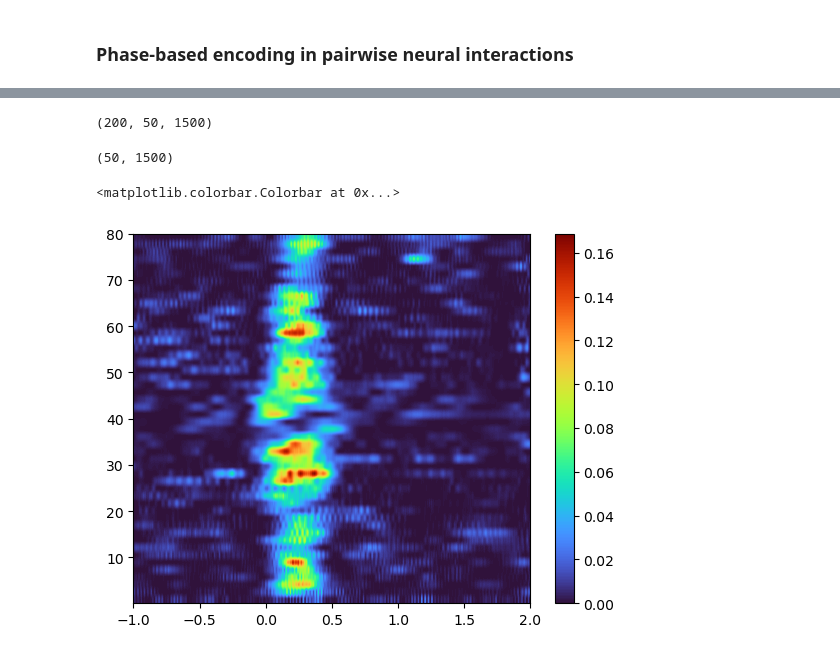
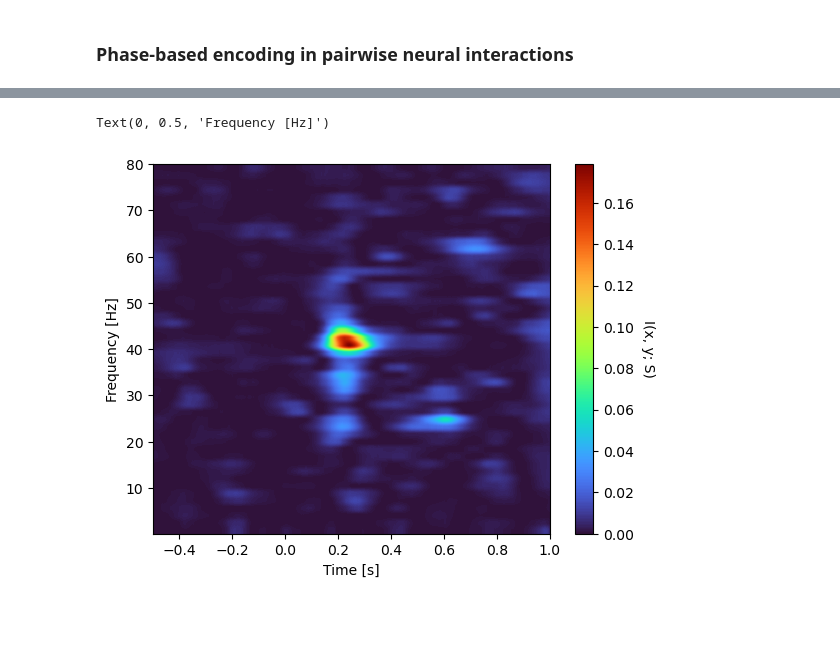
Before and after one commit to ViniciusLima94/phase_amplitude_encoding, a Jupyter notebook: notebooks/Figure1.ipynb, the cells around one changed output, grey strips where cells are left out. Saved outputs shown, nothing was run; the diff lists cells and outputs as text; code cells hidden in the pictures; blank space fills up the shorter version.

```diff
--- a/notebooks/Figure1.ipynb
+++ b/notebooks/Figure1.ipynb
@@ -58,4 +61,2 @@ for trial in tqdm(range(ntrials)):
         )
     ]
-# %%
-data = np.stack(data)[..., (time >= -1) * (time <= 2)]
@@ -68,3 +85,11 @@ plt.xlim(-0.2, 0.2)
 # %%
 freqs = np.linspace(0.1, 80, 50)
-W = tfr_array_multitaper(data, fs, freqs, n_cycles=freqs, decim=20, n_jobs=1)
+W = tfr_array_morlet(
+    data,
+    fs / 1,
+    freqs,
+    n_cycles=freqs / 2,
+    decim=1,
+    output="complex",
+    verbose=None,
+)
@@ -87,17 +125,13 @@ mi_fcn = get_mi("gc")
 
 mi_fcn_time = jax.vmap(mi_fcn, in_axes=(2, 2, None, None))
 mi_fcn_time_frequency = jax.vmap(mi_fcn_time, in_axes=(2, 2, None, None))
-# %%
-z.shape
-# %% [output]
-(200, 50, 1500)
 # %%
-z = (W[:, 0] * np.conj(W[:, 1]))
+z = W[:, 0] * np.conj(W[:, 2])
 
-dphi = np.angle(z)
+dphi = jnp.stack((z.real, z.imag))
 
 labels = np.tile(
-    np.expand_dims(np.arange(ntrials) * 100 / ntrials, (1, 2)), (z.shape[1], z.shape[2])
+    np.expand_dims(np.linspace(0, 100, ntrials), (1, 2)), (z.shape[1], z.shape[2])
 )
 
 mi_fcn = get_mi("gc")
@@ -105,14 +139,19 @@ mi_fcn = get_mi("gc")
 mi_fcn_time = jax.vmap(mi_fcn, in_axes=(2, 2, None, None))
 mi_fcn_time_frequency = jax.vmap(mi_fcn_time, in_axes=(2, 2, None, None))
 # %%
-MI_PHI = mi_fcn_time_frequency(z[None], labels[None], False, True)
+MI_PHI = mi_fcn_time_frequency(z.real[None], labels[None], False, True)
-# %%
-MI_PHI.shape
-# %% [output]
-(50, 1500)
 # %%
-plt.imshow(MI_PHI, aspect="auto", origin="lower", cmap="turbo", extent=[-1, 2, 0.1, 80])
-plt.colorbar()
+plt.imshow(
+    MI_PHI,
+    aspect="auto",
+    origin="lower",
+    cmap="turbo",
+    extent=[-0.5, 1, 0.1, 80],
+)
+cbar = plt.colorbar()
+cbar.set_label(r"I(x, y; S)", rotation=270, labelpad=15)
+plt.xlabel("Time [s]")
+plt.ylabel("Frequency [Hz]")
 # %% [output]
-<matplotlib.colorbar.Colorbar at 0x...>
+Text(0, 0.5, 'Frequency [Hz]')
-[figure, old version]
+[figure, new version]
```
Also changed, not shown: parts of 30 cells of this notebook, 3 other files.
